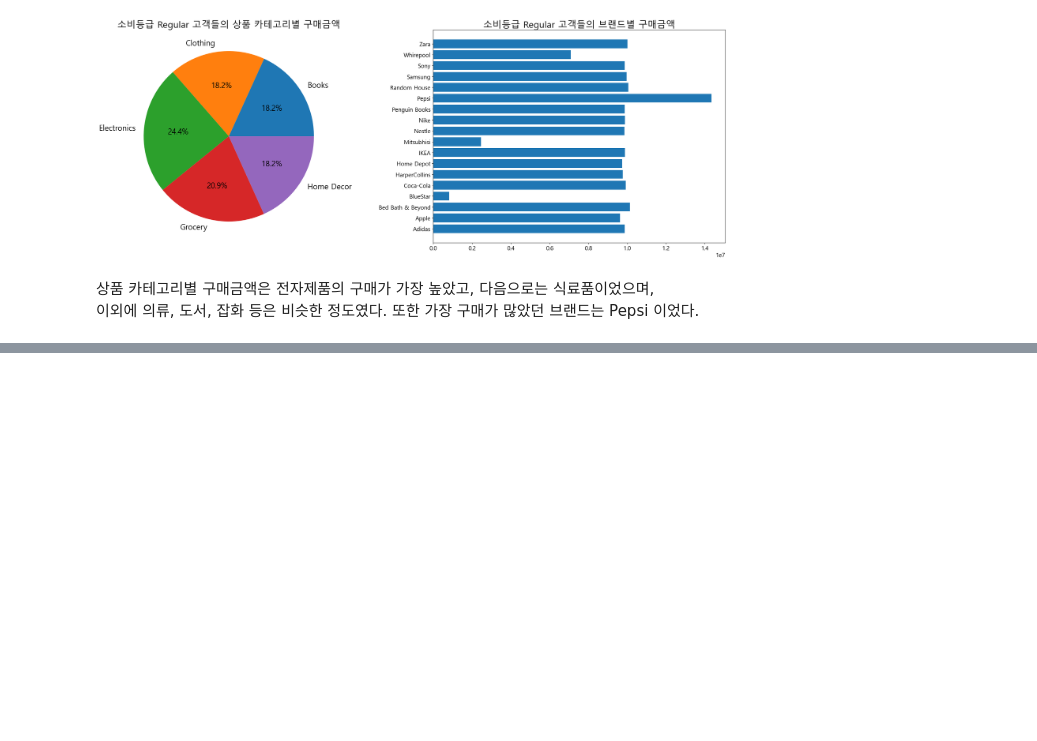
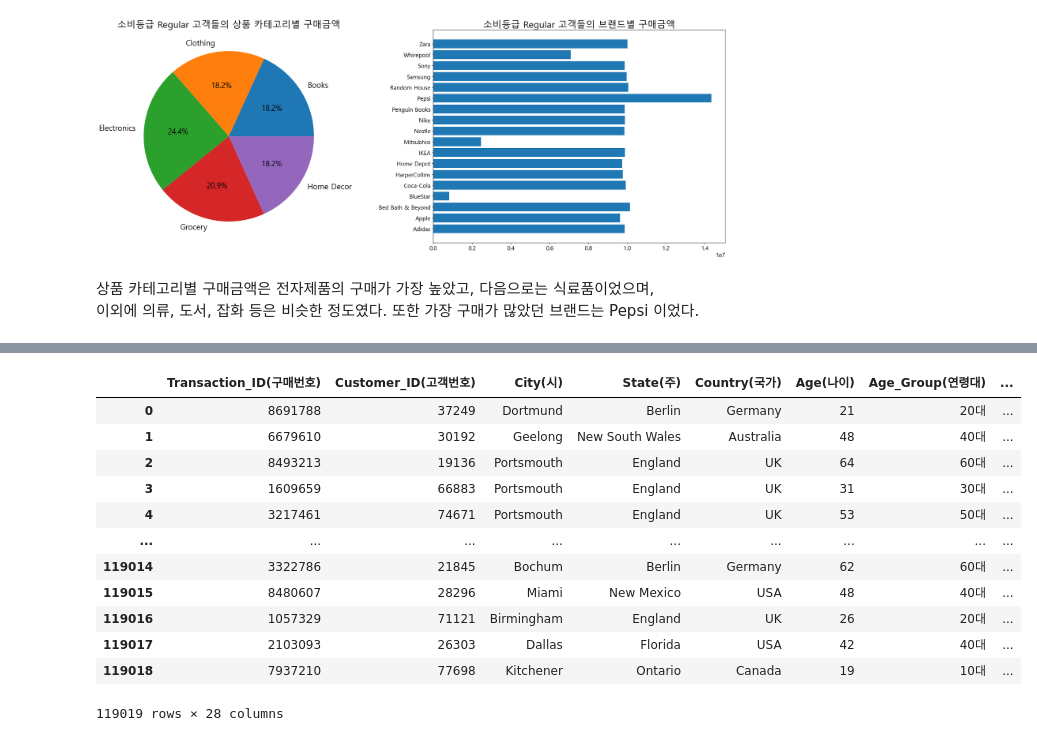
Before and after one commit to youscd/Retail_data_Analysis, a Jupyter notebook: 분석 시각화.ipynb, the cells around one changed output, grey strips where cells are left out. Cells and saved outputs as stored; diff of their text form; code cells hidden in the pictures; blank space fills up the shorter version.

```diff
--- a/분석 시각화.ipynb
+++ b/분석 시각화.ipynb
@@ -889,0 +896,13 @@ plt.show()
+# %%
+# 나이값을 기준으로 연령대 컬럼을 생성하여 추가
+df_notnull['Age_Group(연령대)'] = np.where(df_notnull['Age(나이)'] < 20, '10대',
+                                     np.where(df_notnull['Age(나이)'] < 30, '20대',
+                                              np.where(df_notnull['Age(나이)'] < 40, '30대',
+                                                       np.where(df_notnull['Age(나이)'] < 50, '40대',
+                                                                np.where(df_notnull['Age(나이)'] < 60, '50대',
+                                                                         np.where(df_notnull['Age(나이)'] < 70, '60대',
+                                                                                  np.where(df_notnull['Age(나이)'] < 80, '70대', '80~90대')))))))
+
+age_g = df_notnull.pop('Age_Group(연령대)')
+df_notnull.insert(6, 'Age_Group(연령대)', age_g)
+df_notnull[:3]
@@ -889,0 +986,18 @@ plt.show()
+# %%
+df_notnull_2023 = df_notnull[df_notnull['Year(연도)'] == 2023]
+regular = df_notnull_2023[df_notnull_2023['Customer_Segment(소비등급)'] == 'Regular'].reset_index().iloc[:, 1:]
+regular
+# %% [output]
+|  | Transaction_ID(구매번호) | Customer_ID(고객번호) | City(시) | State(주) | Country(국가) | Age(나이) | Age_Group(연령대) | ... |
+| 0 | 8691788 | 37249 | Dortmund | Berlin | Germany | 21 | 20대 | ... |
+| 1 | 6679610 | 30192 | Geelong | New South Wales | Australia | 48 | 40대 | ... |
+| 2 | 8493213 | 19136 | Portsmouth | England | UK | 64 | 60대 | ... |
+| 3 | 1609659 | 66883 | Portsmouth | England | UK | 31 | 30대 | ... |
+| 4 | 3217461 | 74671 | Portsmouth | England | UK | 53 | 50대 | ... |
+| ... | ... | ... | ... | ... | ... | ... | ... | ... |
+| 119014 | 3322786 | 21845 | Bochum | Berlin | Germany | 62 | 60대 | ... |
+| 119015 | 8480607 | 28296 | Miami | New Mexico | USA | 48 | 40대 | ... |
+| 119016 | 1057329 | 71121 | Birmingham | England | UK | 26 | 20대 | ... |
+| 119017 | 2103093 | 26303 | Dallas | Florida | USA | 42 | 40대 | ... |
+| 119018 | 7937210 | 77698 | Kitchener | Ontario | Canada | 19 | 10대 | ... |
+119019 rows × 28 columns
```
Also changed, not shown: parts of 45 cells of this notebook.
